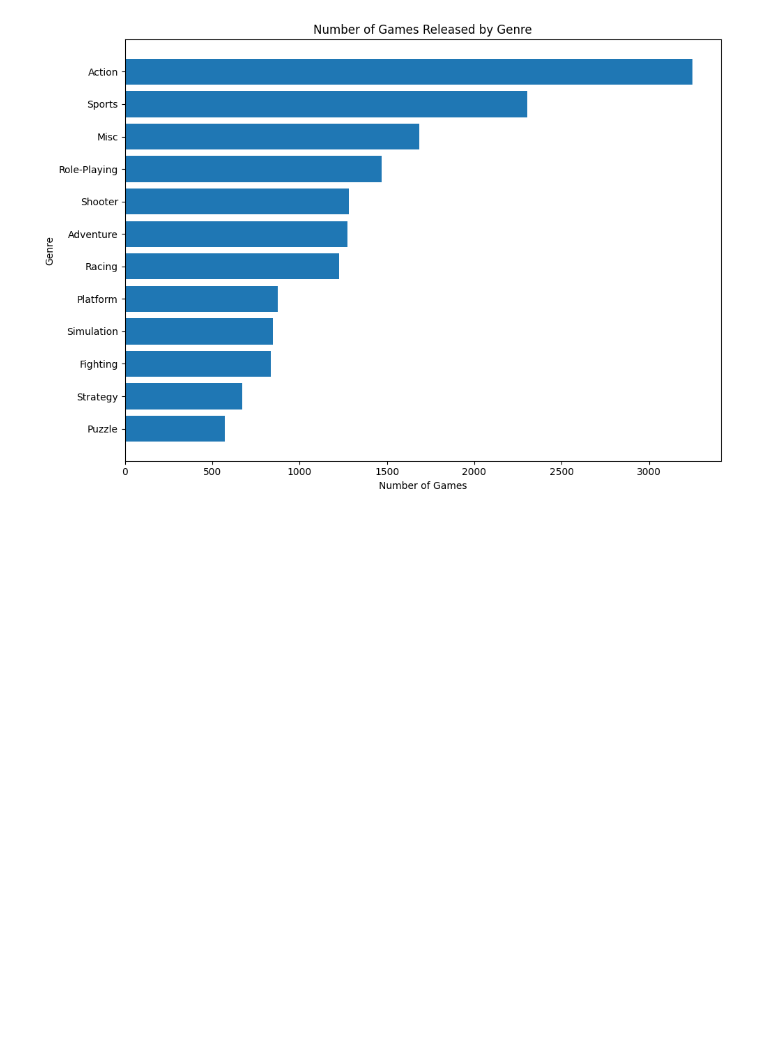
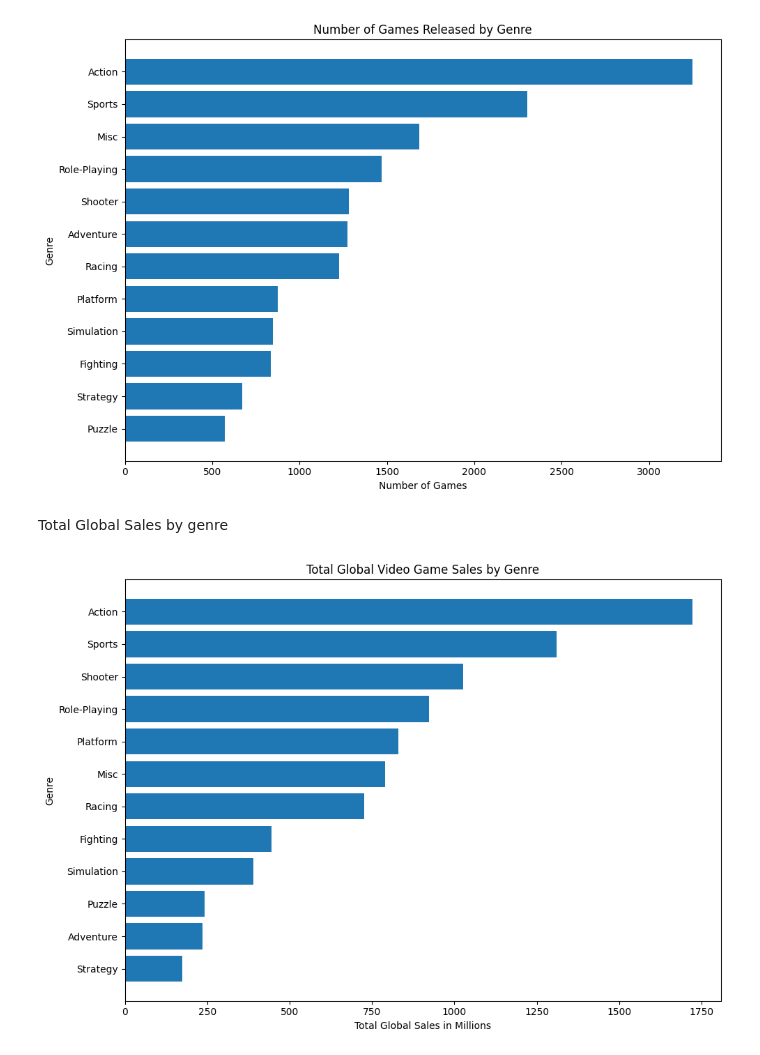
Before and after one commit to tylernsocial/data-analysis-on-the-videogame-industry, a Jupyter notebook: notebooks/02_exploratory_data_analysis.ipynb, the cells around one changed output. Drawn from its saved outputs; the diff is of its cells as text; code cells hidden in the pictures; blank space fills up the shorter version.

```diff
--- a/notebooks/02_exploratory_data_analysis.ipynb
+++ b/notebooks/02_exploratory_data_analysis.ipynb
@@ -339,3 +339,26 @@ plt.tight_layout()
 plt.show()
 # %% [output]
 [figure]
+# %% [markdown]
+Total Global Sales by genre
+# %%
+genre_total_sales = genre_summary.sort_values(
+    "total_global_sales",
+    ascending=True
+)
+
+fig, ax = plt.subplots(figsize=(10, 7))
+
+ax.barh(
+    genre_total_sales["genre"],
+    genre_total_sales["total_global_sales"]
+)
+
+ax.set_title("Total Global Video Game Sales by Genre")
+ax.set_xlabel("Total Global Sales in Millions")
+ax.set_ylabel("Genre")
+
+plt.tight_layout()
+plt.show()
+# %% [output]
+[figure, added]
```
Also changed, not shown: parts of 31 cells of this notebook.
